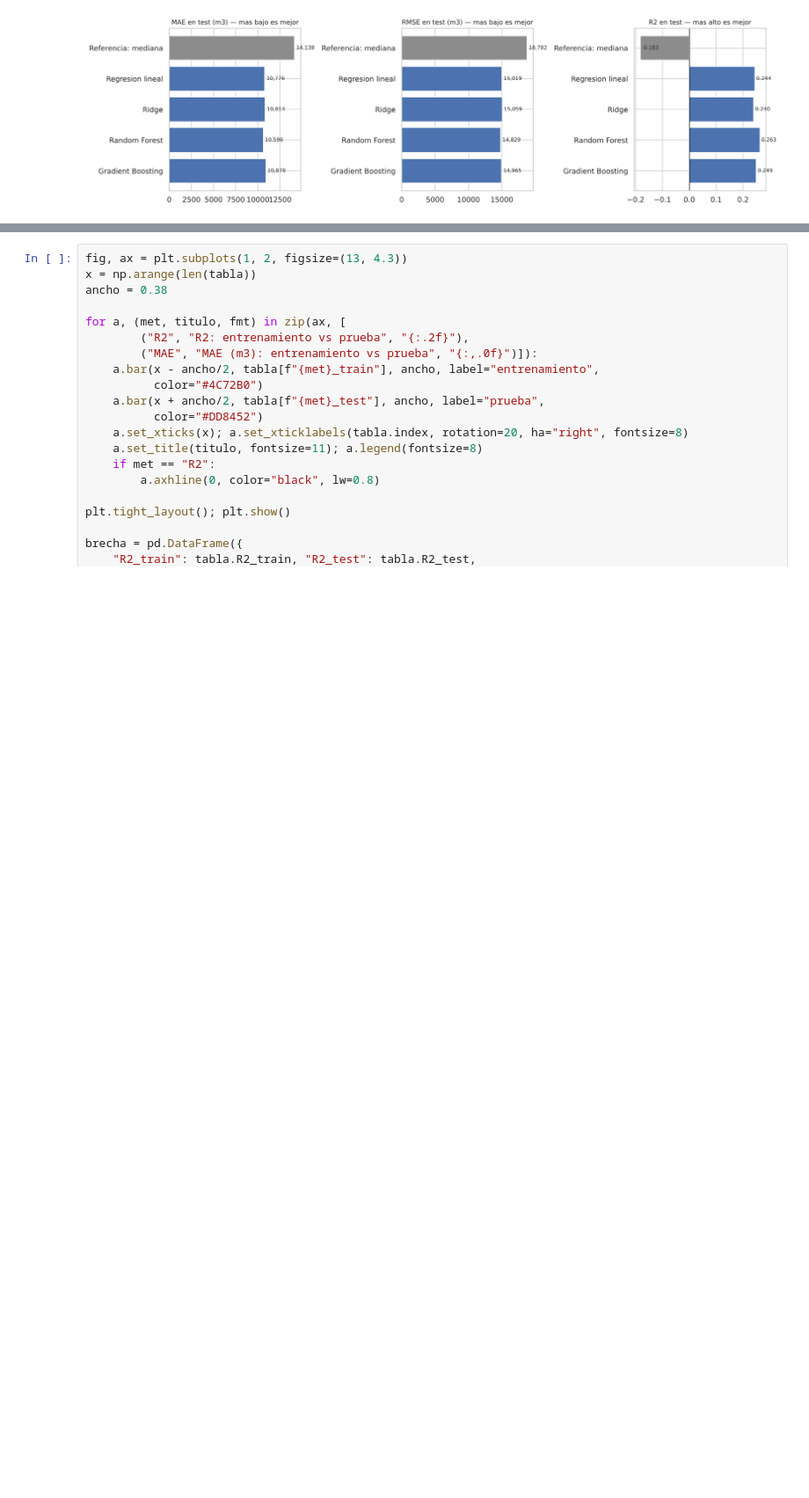
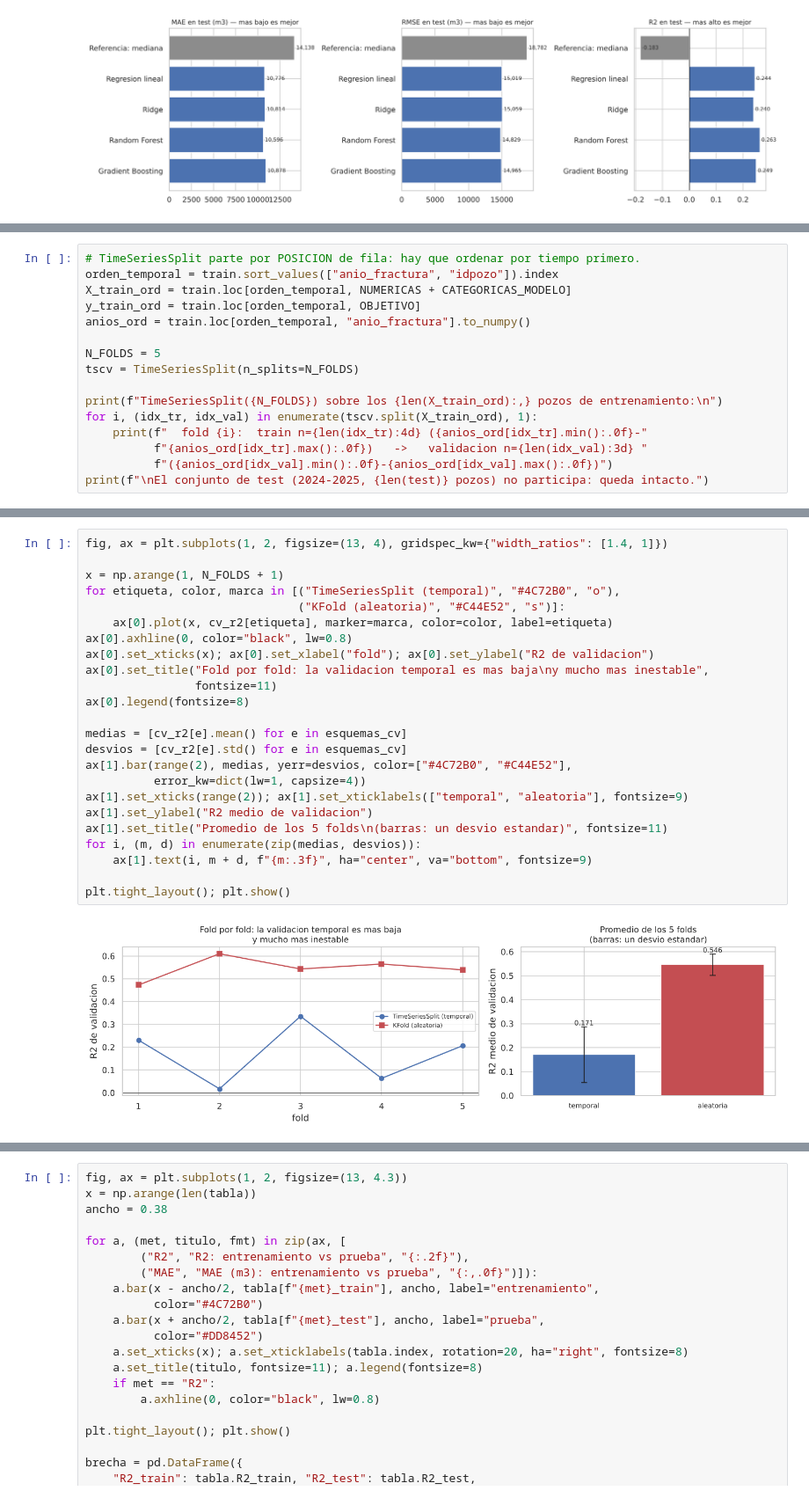
Before and after one commit to FrancoMalacalza01/preentrega-data-science, a Jupyter notebook: notebooks/02_modelado_preentrega3.ipynb, the cells around one changed output, grey strips where cells are left out. Shown at 88% size. Drawn from its saved outputs; the diff is of its cells as text; blank space fills up the shorter version.

```diff
--- a/notebooks/02_modelado_preentrega3.ipynb
+++ b/notebooks/02_modelado_preentrega3.ipynb
@@ -1130,0 +1435,16 @@ con datos nuevos. Lo miramos lado a lado.
+# %%
+# TimeSeriesSplit parte por POSICION de fila: hay que ordenar por tiempo primero.
+orden_temporal = train.sort_values(["anio_fractura", "idpozo"]).index
+X_train_ord = train.loc[orden_temporal, NUMERICAS + CATEGORICAS_MODELO]
+y_train_ord = train.loc[orden_temporal, OBJETIVO]
+anios_ord = train.loc[orden_temporal, "anio_fractura"].to_numpy()
+
+N_FOLDS = 5
+tscv = TimeSeriesSplit(n_splits=N_FOLDS)
+
+print(f"TimeSeriesSplit({N_FOLDS}) sobre los {len(X_train_ord):,} pozos de entrenamiento:\n")
+for i, (idx_tr, idx_val) in enumerate(tscv.split(X_train_ord), 1):
+    print(f"  fold {i}:  train n={len(idx_tr):4d} ({anios_ord[idx_tr].min():.0f}-"
+          f"{anios_ord[idx_tr].max():.0f})   ->   validacion n={len(idx_val):3d} "
+          f"({anios_ord[idx_val].min():.0f}-{anios_ord[idx_val].max():.0f})")
+print(f"\nEl conjunto de test (2024-2025, {len(test)} pozos) no participa: queda intacto.")
@@ -1130,0 +1515,26 @@ con datos nuevos. Lo miramos lado a lado.
+# %%
+fig, ax = plt.subplots(1, 2, figsize=(13, 4), gridspec_kw={"width_ratios": [1.4, 1]})
+
+x = np.arange(1, N_FOLDS + 1)
+for etiqueta, color, marca in [("TimeSeriesSplit (temporal)", "#4C72B0", "o"),
+                               ("KFold (aleatoria)", "#C44E52", "s")]:
+    ax[0].plot(x, cv_r2[etiqueta], marker=marca, color=color, label=etiqueta)
+ax[0].axhline(0, color="black", lw=0.8)
+ax[0].set_xticks(x); ax[0].set_xlabel("fold"); ax[0].set_ylabel("R2 de validacion")
+ax[0].set_title("Fold por fold: la validacion temporal es mas baja\ny mucho mas inestable",
+                fontsize=11)
+ax[0].legend(fontsize=8)
+
+medias = [cv_r2[e].mean() for e in esquemas_cv]
+desvios = [cv_r2[e].std() for e in esquemas_cv]
+ax[1].bar(range(2), medias, yerr=desvios, color=["#4C72B0", "#C44E52"],
+          error_kw=dict(lw=1, capsize=4))
+ax[1].set_xticks(range(2)); ax[1].set_xticklabels(["temporal", "aleatoria"], fontsize=9)
+ax[1].set_ylabel("R2 medio de validacion")
+ax[1].set_title("Promedio de los 5 folds\n(barras: un desvio estandar)", fontsize=11)
+for i, (m, d) in enumerate(zip(medias, desvios)):
+    ax[1].text(i, m + d, f"{m:.3f}", ha="center", va="bottom", fontsize=9)
+
+plt.tight_layout(); plt.show()
+# %% [output]
+[figure, added]
```
Also changed, not shown: parts of 42 cells of this notebook, 2 other files.
